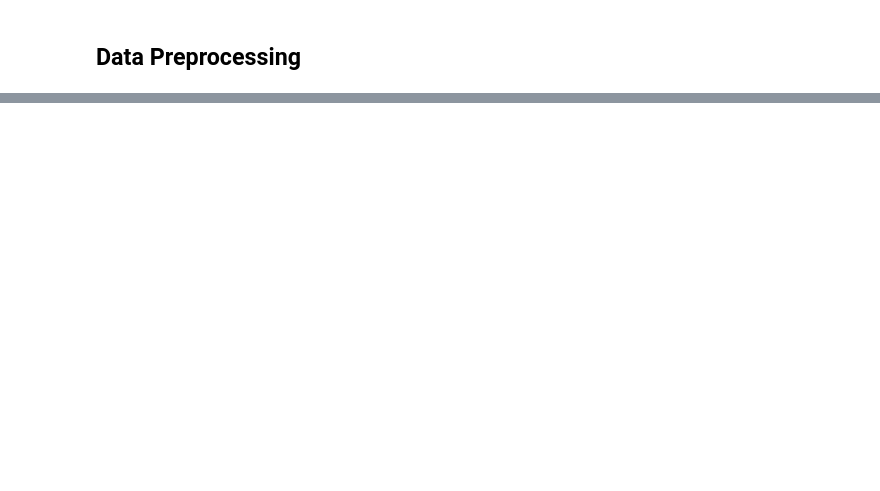
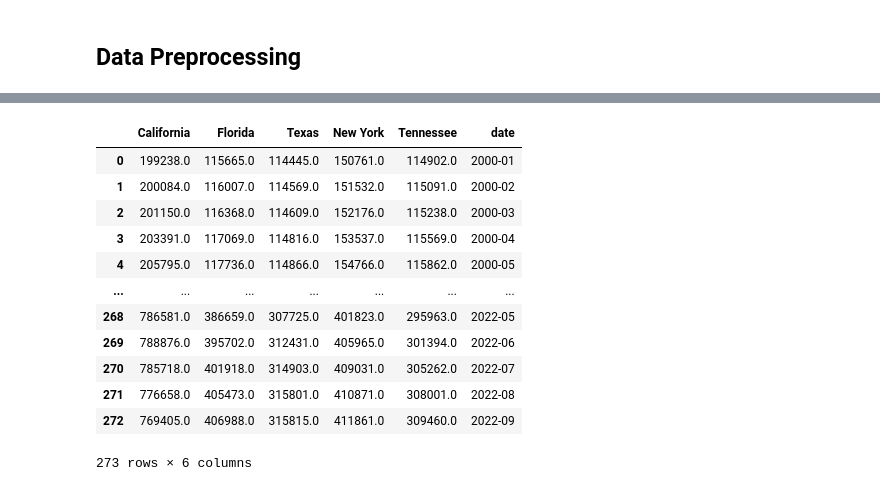
Before and after one commit to saradandrew/final_project, a Jupyter notebook: Preprocessing.ipynb, the cells around one changed output, grey strips where cells are left out. Cells and saved outputs as stored; diff of their text form; code cells hidden in the pictures; blank space fills up the shorter version.

```diff
--- a/Preprocessing.ipynb
+++ b/Preprocessing.ipynb
@@ -146,0 +105,18 @@ df_label_encoder.head()
+# %%
+# keep only states: ca, fl, ny, tx, tn
+zillow_df = zillow_df.drop(zillow_df.columns[[0,1,6,7,8,9,10,11,12,13,14,15,16,17,18,19,20,22,23,24,25,26,27,28,29,30,31,32,33,34,35,36,37,38,39,40,41,42,43,44,45,46,47,48,49,50,51]], axis=1)
+zillow_df
+# %% [output]
+|  | California | Florida | Texas | New York | Tennessee | date |
+| 0 | 199238.0 | 115665.0 | 114445.0 | 150761.0 | 114902.0 | 2000-01 |
+| 1 | 200084.0 | 116007.0 | 114569.0 | 151532.0 | 115091.0 | 2000-02 |
+| 2 | 201150.0 | 116368.0 | 114609.0 | 152176.0 | 115238.0 | 2000-03 |
+| 3 | 203391.0 | 117069.0 | 114816.0 | 153537.0 | 115569.0 | 2000-04 |
+| 4 | 205795.0 | 117736.0 | 114866.0 | 154766.0 | 115862.0 | 2000-05 |
+| ... | ... | ... | ... | ... | ... | ... |
+| 268 | 786581.0 | 386659.0 | 307725.0 | 401823.0 | 295963.0 | 2022-05 |
+| 269 | 788876.0 | 395702.0 | 312431.0 | 405965.0 | 301394.0 | 2022-06 |
+| 270 | 785718.0 | 401918.0 | 314903.0 | 409031.0 | 305262.0 | 2022-07 |
+| 271 | 776658.0 | 405473.0 | 315801.0 | 410871.0 | 308001.0 | 2022-08 |
+| 272 | 769405.0 | 406988.0 | 315815.0 | 411861.0 | 309460.0 | 2022-09 |
+273 rows × 6 columns
```
Also changed, not shown: parts of 45 cells of this notebook.
